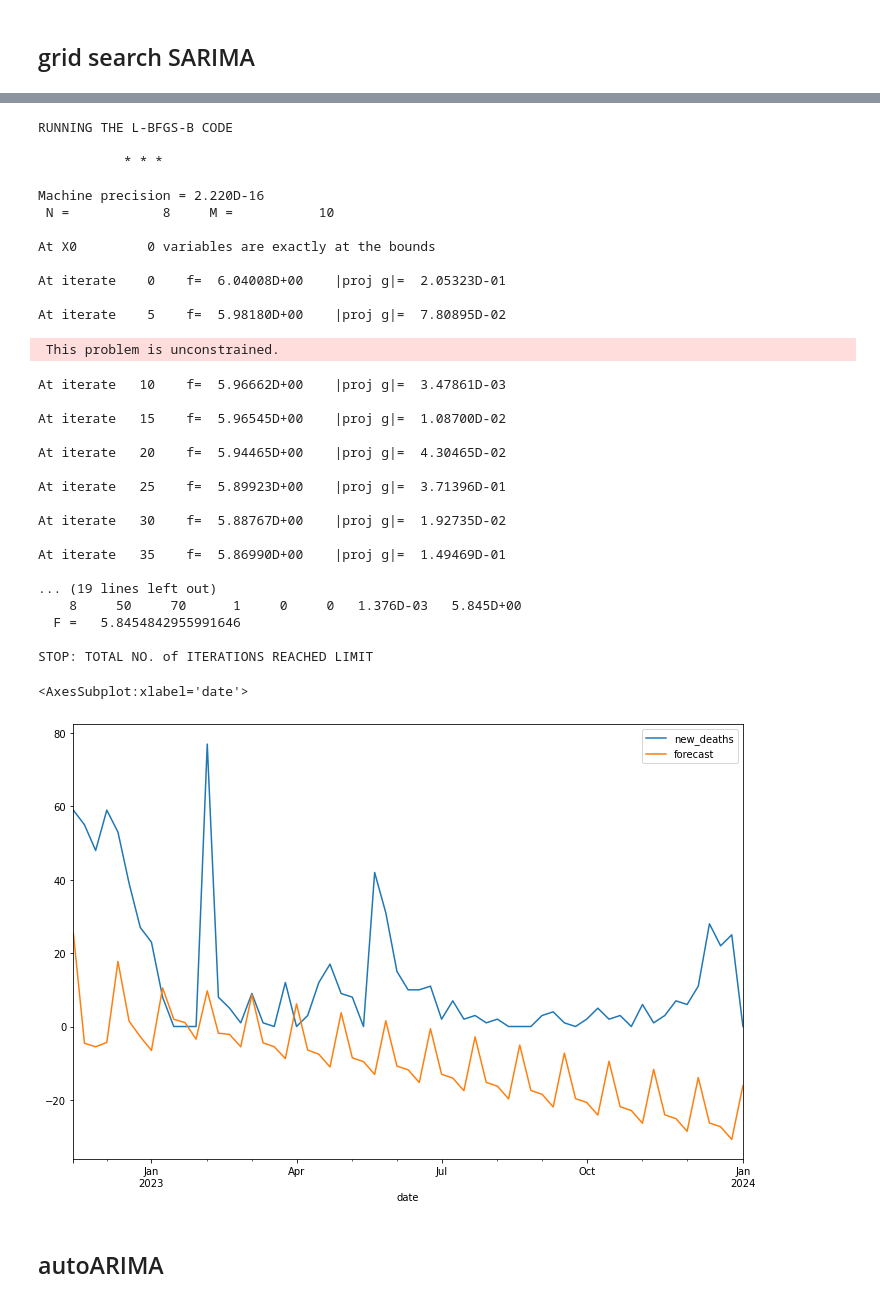
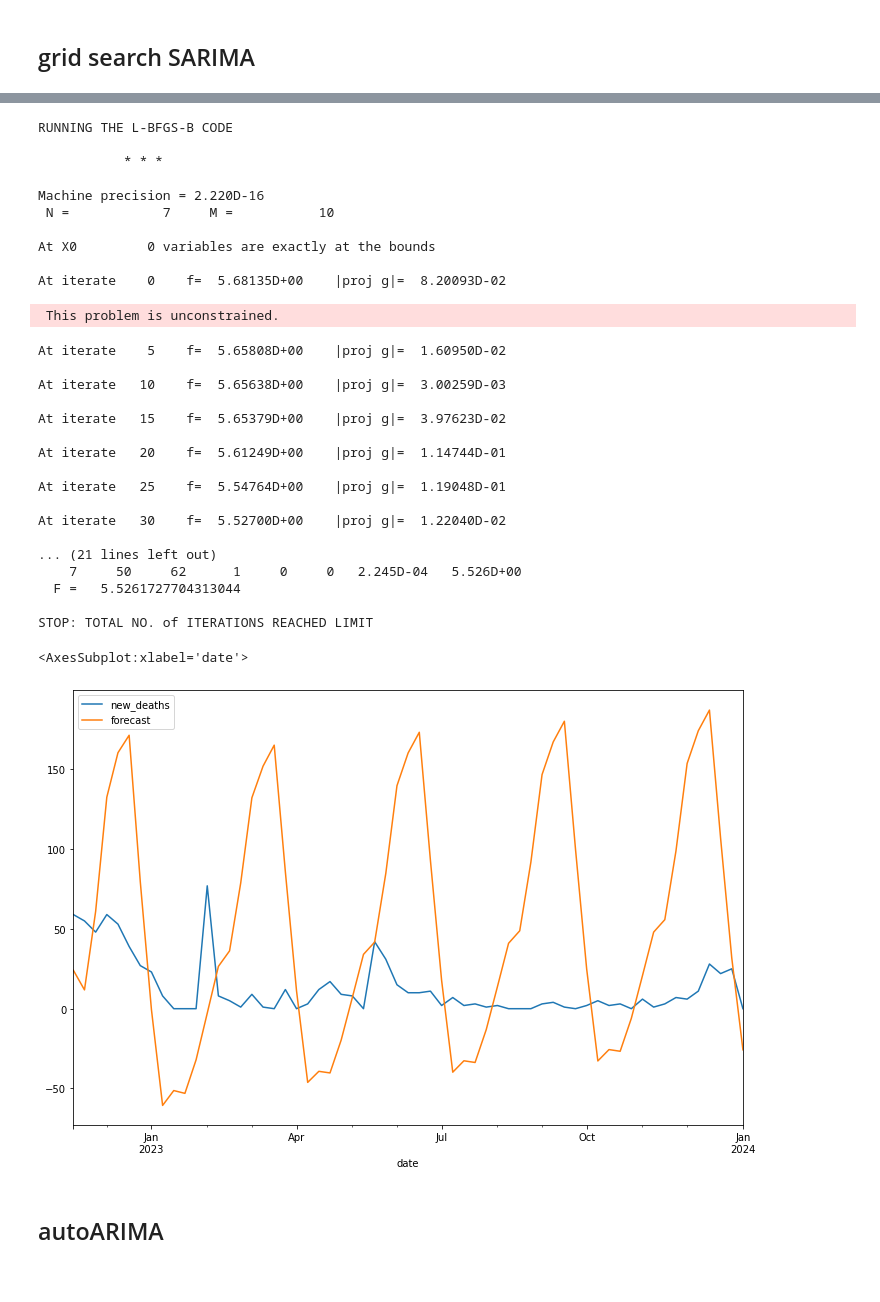
Before and after one commit to y-ginther/DS-Capstone, a Jupyter notebook: ARIMA_c.ipynb, the cells around one changed output, grey strips where cells are left out. Cells and saved outputs as stored; diff of their text form; code cells hidden in the pictures.

```diff
--- a/ARIMA_c.ipynb
+++ b/ARIMA_c.ipynb
@@ -3624,41 +3620,39 @@ df_results
 # %%
-model=sm.tsa.statespace.SARIMAX(malaysia_train['new_deaths'],order=(2, 1, 2),seasonal_order=(2,1,1,4))
+model=sm.tsa.statespace.SARIMAX(malaysia_train['new_deaths'],order=(2, 1, 2),seasonal_order=(1,1,1,13))
 results=model.fit()
 malaysia_test['forecast']=results.predict(start=141,end=202,dynamic=True)
 malaysia_test[['new_deaths','forecast']].plot(figsize=(12,8))
 # %% [output]
 RUNNING THE L-BFGS-B CODE
 
            * * *
 
 Machine precision = 2.220D-16
- N =            8     M =           10
+ N =            7     M =           10
 
 At X0         0 variables are exactly at the bounds
 
-At iterate    0    f=  6.04008D+00    |proj g|=  2.05323D-01
-
-At iterate    5    f=  5.98180D+00    |proj g|=  7.80895D-02
+At iterate    0    f=  5.68135D+00    |proj g|=  8.20093D-02
  This problem is unconstrained.
-At iterate   10    f=  5.96662D+00    |proj g|=  3.47861D-03
+At iterate    5    f=  5.65808D+00    |proj g|=  1.60950D-02
 
-At iterate   15    f=  5.96545D+00    |proj g|=  1.08700D-02
+At iterate   10    f=  5.65638D+00    |proj g|=  3.00259D-03
 
-At iterate   20    f=  5.94465D+00    |proj g|=  4.30465D-02
+At iterate   15    f=  5.65379D+00    |proj g|=  3.97623D-02
 
-At iterate   25    f=  5.89923D+00    |proj g|=  3.71396D-01
+At iterate   20    f=  5.61249D+00    |proj g|=  1.14744D-01
 
-At iterate   30    f=  5.88767D+00    |proj g|=  1.92735D-02
+At iterate   25    f=  5.54764D+00    |proj g|=  1.19048D-01
 
-At iterate   35    f=  5.86990D+00    |proj g|=  1.49469D-01
+At iterate   30    f=  5.52700D+00    |proj g|=  1.22040D-02
 
-... (19 lines left out)
-    8     50     70      1     0     0   1.376D-03   5.845D+00
-  F =   5.8454842955991646
+... (21 lines left out)
+    7     50     62      1     0     0   2.245D-04   5.526D+00
+  F =   5.5261727704313044
 
 STOP: TOTAL NO. of ITERATIONS REACHED LIMIT
 <AxesSubplot:xlabel='date'>
-[figure, old version]
+[figure, new version]
 # %%
 mae = mean_absolute_error(malaysia_test['new_deaths'], malaysia_test['forecast'])
 r2 = r2_score(malaysia_test['new_deaths'], malaysia_test['forecast'])
```
Also changed, not shown: parts of 92 cells of this notebook.
